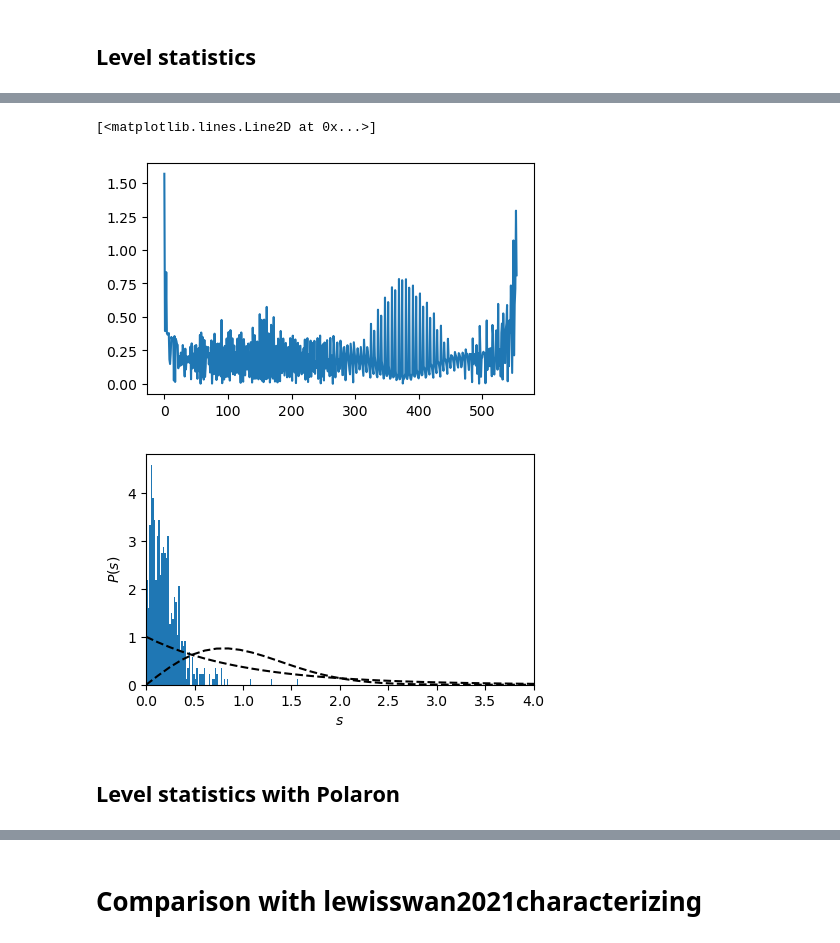
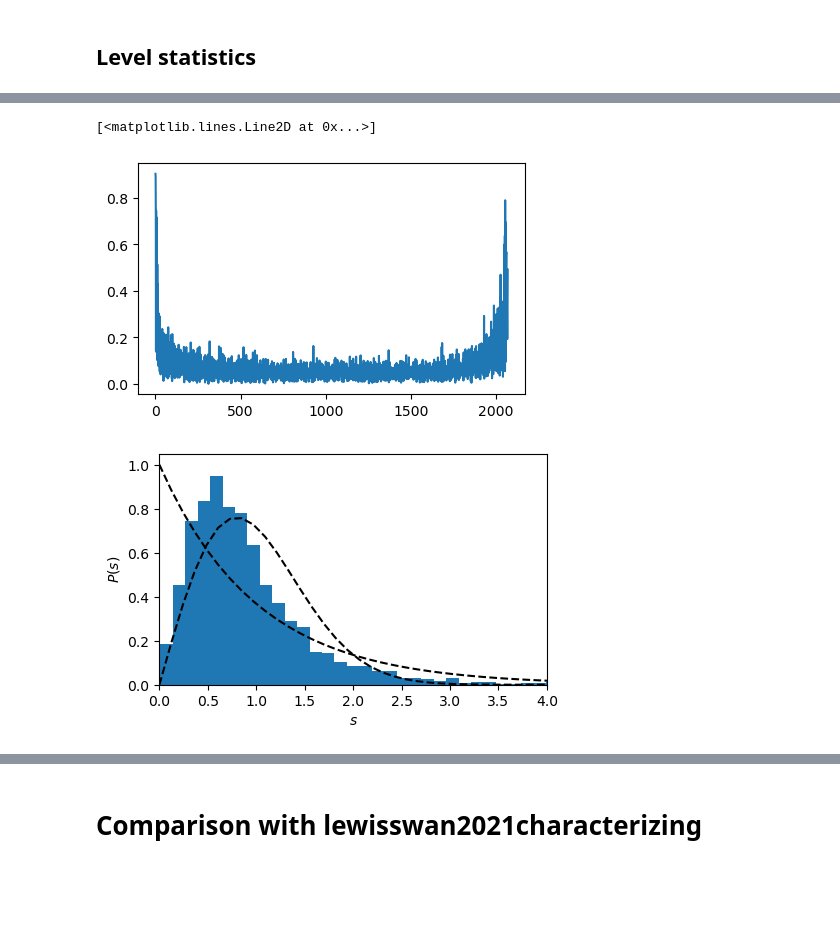
Before and after one commit to chuan97/dicke-dynamics, a Jupyter notebook: non_dissipative.ipynb, the cells around one changed output, grey strips where cells are left out. Saved outputs shown, nothing was run; the diff lists cells and outputs as text; code cells hidden in the pictures; blank space fills up the shorter version.

Commit message:
Fix level statistics

```diff
--- a/non_dissipative.ipynb
+++ b/non_dissipative.ipynb
@@ -237,6 +237,28 @@ def Pn(n, n_cutoff):
     diag = np.zeros(n_cutoff + 1)
     diag[n] = 1
     return np.diag(diag)
+
+def trim_vals(vals, N, N_photons_cutoff):
+    assert len(np.where(np.abs(vals) < 1e-10)[0]) >= (N+1)*(N_photons_cutoff+1)//2
+    return np.delete(vals, np.where(np.abs(vals) < 1e-10)[0][:(N+1)*(N_photons_cutoff+1)//2])
+
+def moving_average(a, window):
+    avg = np.empty(len(a))
+    for i, val in enumerate(a):
+        low_lim = max(0, i-window//2)
+        up_lim = min(len(a), i+window//2)
+        avg[i] = np.average(a[low_lim:up_lim])
+
+    return avg
+
+def trim_hamiltonian(H):
+    for i in range(H.shape[0]):
+        if np.all(H[i] == 0):
+            row_removed = np.delete(H, i, axis=0)
+            rowandcolumn_removed = np.delete(row_removed, i, axis=1)
+            return trim_hamiltonian(rowandcolumn_removed)
+
+    return H
 # %% [markdown]
 # Tests of convergence of exact diagonalization
 # %%
@@ -763,19 +861,20 @@ plt.show()
 # %%
 plt.rcParams['figure.figsize'] = (5, 3)
 
-N = 10
+N = 40
 N_photons_cutoff = 100
 
 wc = 1
 wz = 1 * wc
 lamc = 0.5 * np.sqrt(wc * wz)
-lam = 0.2
+lam = 0.8
 
 P = Peven(N/2, N_photons_cutoff)
 
-H = dicke(wz, wc, lam, N/2, N_photons_cutoff)
+H = Dicke_polaron(wz, wc, lam, 0, N/2, N_photons_cutoff)
 H = P @ H @ P
 vals = eigh(H, eigvals_only=True)
+true_vals = trim_vals(vals, N, N_photons_cutoff)
 # %%
 plt.plot(vals)
 # %% [output]
@@ -785,26 +889,24 @@ plt.plot(vals)
 
 start = 0
 end = -1
-level_spacings = (vals[start+1:end] - vals[start:end-1]) #/ np.abs(vals[start:end-1])
-level_spacings = level_spacings[level_spacings > 1e-14]
+level_spacings = (true_vals[start+1:end] - true_vals[start:end-1]) #/ np.abs(vals[start:end-1])
+#level_spacings = level_spacings[level_spacings > 1e-14]
 
 plt.plot(level_spacings)
 # %% [output]
 [<matplotlib.lines.Line2D at 0x...>]
-[figure, old version]
+[figure, new version]
 # %%
 
-plt.hist(level_spacings, bins=100, density=True)
+plt.hist(level_spacings / np.average(level_spacings), bins=100, density=True)
 s = np.linspace(0, 12, 100)
 plt.plot(s, np.exp(-s), c='k', ls='dashed')
 plt.plot(s, np.pi*s/2 * np.exp(-np.pi*s**2/4), c='k', ls='dashed')
 plt.ylabel(r'$P(s)$')
 plt.xlabel(r'$s$')
 plt.xlim(0, 4)
 #plt.ylim(0, 2)
 #plt.ylim(-1.5, -0.5)
 plt.show()
 # %% [output]
-[figure, old version]
+[figure, new version]
-# %% [markdown]
-## Level statistics with Polaron
```
Also changed, not shown: parts of 14 cells of this notebook.
